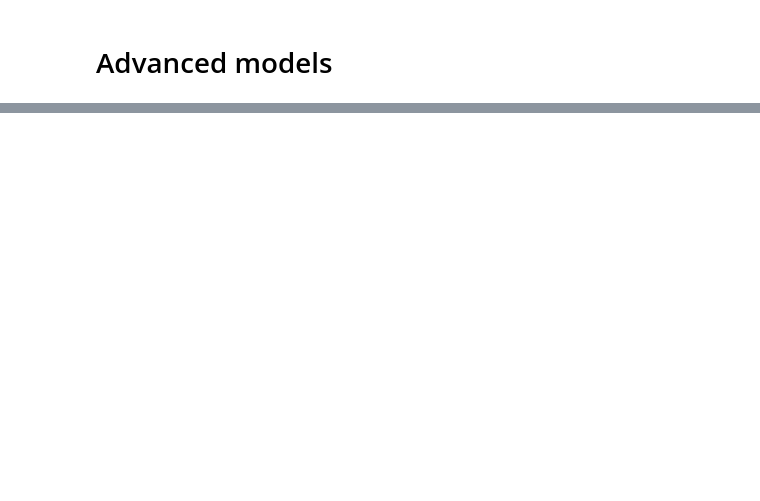
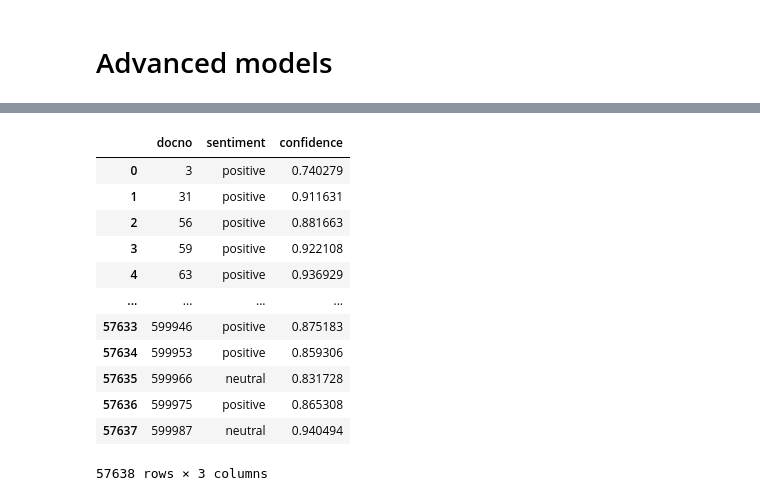
Before and after one commit to mitruho/Financial_search_engine, a Jupyter notebook: search_engine.ipynb, the cells around one changed output, grey strips where cells are left out. Cells and saved outputs as stored; diff of their text form; code cells hidden in the pictures; blank space fills up the shorter version.

```diff
--- a/search_engine.ipynb
+++ b/search_engine.ipynb
@@ -267,15 +313,7 @@ results
 # %%
-from transformers import pipeline
+from transformers import pipeline, AutoTokenizer, AutoModelForSequenceClassification
 
-ner_pipe = pipeline(
-    "token-classification",
-    model="dslim/bert-base-NER",
-    aggregation_strategy="simple"
-)
+pipe = pipeline("text-classification", model="ProsusAI/finbert")
 
-def extract_ner_hf(text: str):
-    ents = ner_pipe(text[:2000])
-    return [{"text": e["word"], "label": e["entity_group"], "score": float(e["score"])} for e in ents]
-
-
-queries['ner'] = queries['query'].apply(lambda x: extract_ner_hf(x,model))
+tokenizer_finbert = AutoTokenizer.from_pretrained("ProsusAI/finbert")
+model_finbert = AutoModelForSequenceClassification.from_pretrained("ProsusAI/finbert")
@@ -284,16 +322,63 @@ queries['ner'] = queries['query'].apply(lambda x: extract_ner_hf(x,model))
 # %%
-from keybert import KeyBERT
+device = torch.device("cuda" if torch.cuda.is_available() else "cpu")
+model_finbert.to(device).eval()
 
-kw_model = KeyBERT()
+LABELS = ["negative", "neutral", "positive"]
 
-def keyBert_extraction(query,kw_model):
-  keywords_list = kw_model.extract_keywords(query, keyphrase_ngram_range=(1, 2), stop_words='english',
-                              use_maxsum=False, nr_candidates=25, top_n=20)
+def iter_batches(corpus_iter, batch_size=32):
+    batch = []
+    for item in corpus_iter:
+        # expects dict with keys: 'docno', 'text'
+        batch.append(item)
+        if len(batch) == batch_size:
+            yield batch
+            batch = []
+    if batch:
+        yield batch
 
-  return [{"tag": k, "score": float(s)} for k, s in keywords_list]
+rows = []
+batch_size = 32  # increase (e.g., 64/128) if you have GPU memory
 
+for batch in iter_batches(dataset.get_corpus_iter(), batch_size=batch_size):
+    docnos = [d["docno"] for d in batch]
+    texts  = [d["text"]  for d in batch]
 
-queries['keybert_tags'] = queries['query'].apply(lambda x: keyBert_extraction(x,kw_model))
+    inputs = tokenizer_finbert(
+        texts,
+        return_tensors="pt",
+        truncation=True,
+        padding=True,
+        max_length=512
+    ).to(device)
 
-display(queries)
+    with torch.no_grad():
+        logits = model_finbert(**inputs).logits
+
+    probs = torch.softmax(logits, dim=-1)                 # (B, 3)
+    pred_ids = probs.argmax(dim=-1).tolist()              # list length B
+    confs = probs.max(dim=-1).values.tolist()             # confidence of chosen class
+
+    for docno, pred_id, conf in zip(docnos, pred_ids, confs):
+        rows.append({
+            "docno": docno,
+            "sentiment": LABELS[pred_id],
+            "confidence": conf
+        })
+
+sentiment_df = pd.DataFrame(rows)
+sentiment_df
+# %% [output]
+|  | docno | sentiment | confidence |
+| 0 | 3 | positive | 0.740279 |
+| 1 | 31 | positive | 0.911631 |
+| 2 | 56 | positive | 0.881663 |
+| 3 | 59 | positive | 0.922108 |
+| 4 | 63 | positive | 0.936929 |
+| ... | ... | ... | ... |
+| 57633 | 599946 | positive | 0.875183 |
+| 57634 | 599953 | positive | 0.859306 |
+| 57635 | 599966 | neutral | 0.831728 |
+| 57636 | 599975 | positive | 0.865308 |
+| 57637 | 599987 | neutral | 0.940494 |
+57638 rows × 3 columns
 # %%
```
Also changed, not shown: parts of 31 cells of this notebook, 2 other files.
